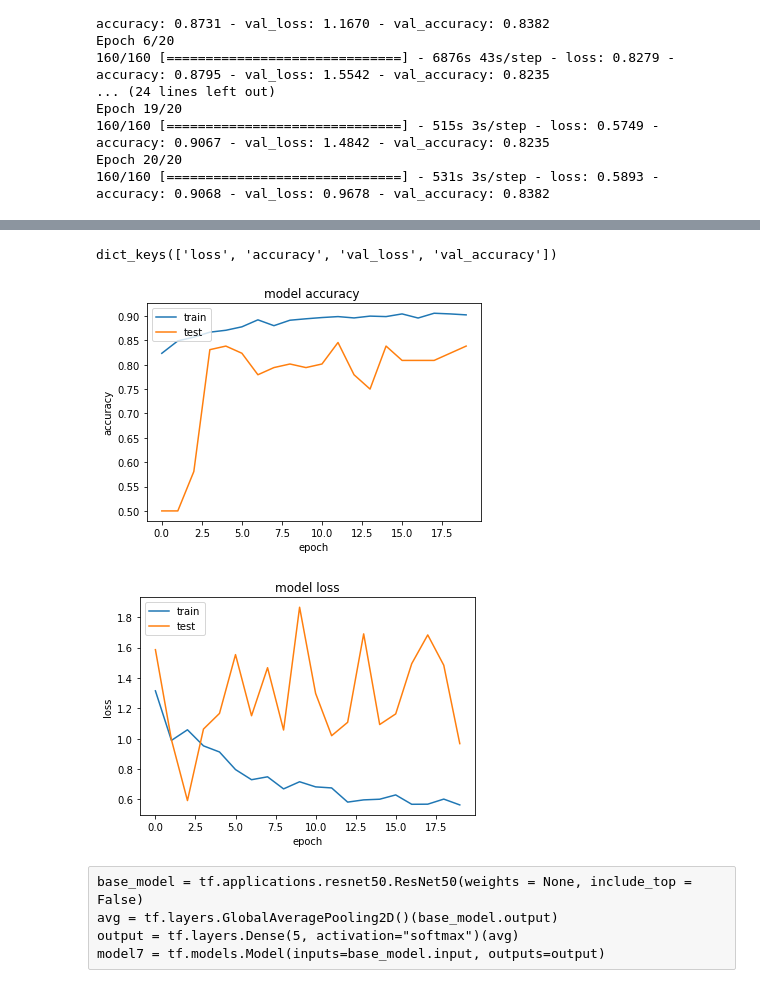
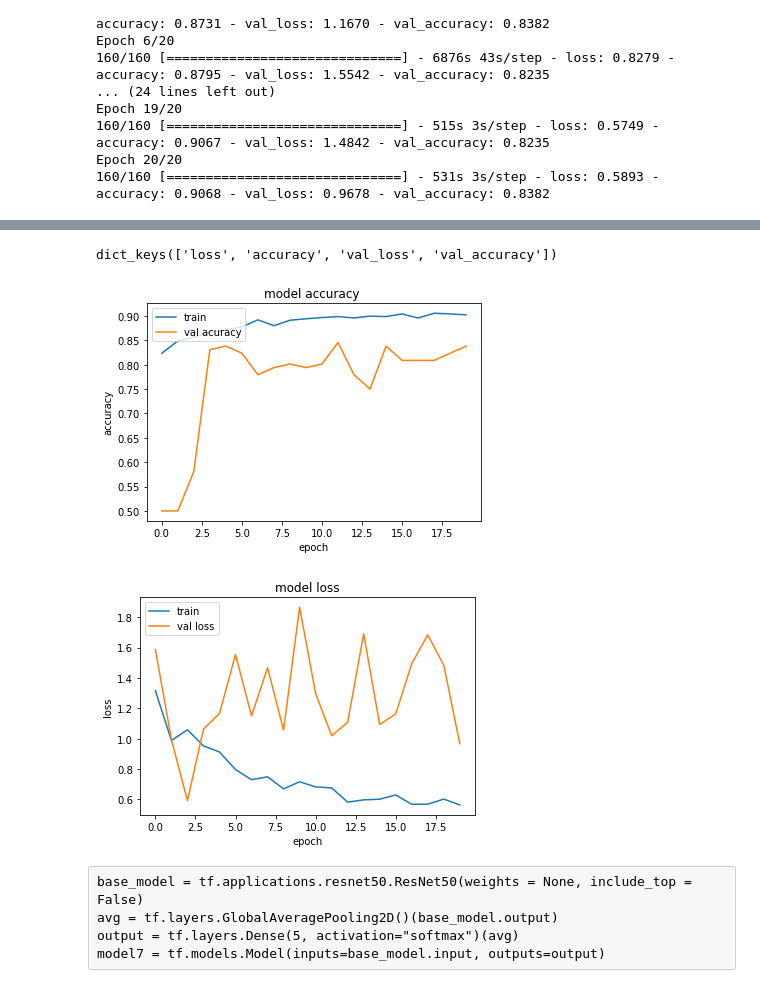
Before and after one commit to AndreaFrancescoMascheroni/ML_exam, a Jupyter notebook: Pneumonia.ipynb, the cells around one changed output, grey strips where cells are left out. Saved outputs shown, nothing was run; the diff lists cells and outputs as text; code cells hidden in the pictures.

```diff
--- a/Pneumonia.ipynb
+++ b/Pneumonia.ipynb
@@ -64,7 +64,7 @@ for dirname, _, filenames in os.walk('/Users/mascheroni/Documents/master/secondo
 # %%
 #getting data
 labels = ['PNEUMONIA','NORMAL']
-img_size = 150
+img_size = 224#150
 
 def get_training_data(data_dir):
 
@@ -159,7 +156,7 @@ x_test = np.array(x_test)/ 255
 x_val = np.array(x_val)/ 255
 
 # resize the data
-#img_size = 150
+img_size = 224#150
 
 x_train = x_train.reshape(-1,img_size,img_size,1)
 y_train = np.array(y_train)
@@ -712,28 +738,29 @@ Epoch 20/20
 # %%
+model6.evaluate(x_test,y_test)
 # list all data in history
 print(history6.history.keys())
 # summarize history for accuracy
 plt.plot(history6.history['accuracy'])
 plt.plot(history6.history['val_accuracy'])
 #plt.plot(history6.history['loss'])
 #plt.plot(history6.history['val_loss'])
 plt.title('model accuracy ')
 plt.ylabel('accuracy')
 plt.xlabel('epoch')
-plt.legend(['train', 'test'], loc='upper left')
+plt.legend(['train', 'val acuracy'], loc='upper left')
 plt.show()
 # summarize history for loss
 plt.plot(history6.history['loss'])
 plt.plot(history6.history['val_loss'])
 plt.title('model loss')
 plt.ylabel('loss')
 plt.xlabel('epoch')
-plt.legend(['train', 'test'], loc='upper left')
+plt.legend(['train', 'val loss'], loc='upper left')
 plt.show()
 # %% [output]
 dict_keys(['loss', 'accuracy', 'val_loss', 'val_accuracy'])
-[figure, old version]
+[figure, new version]
-[figure, old version]
+[figure, new version]
 # %%
 #---------------------------------------------------------------------------------------------------------------------------------------------------------------------------------#
 # %% [raw]
```
Also changed, not shown: parts of 28 cells of this notebook.
